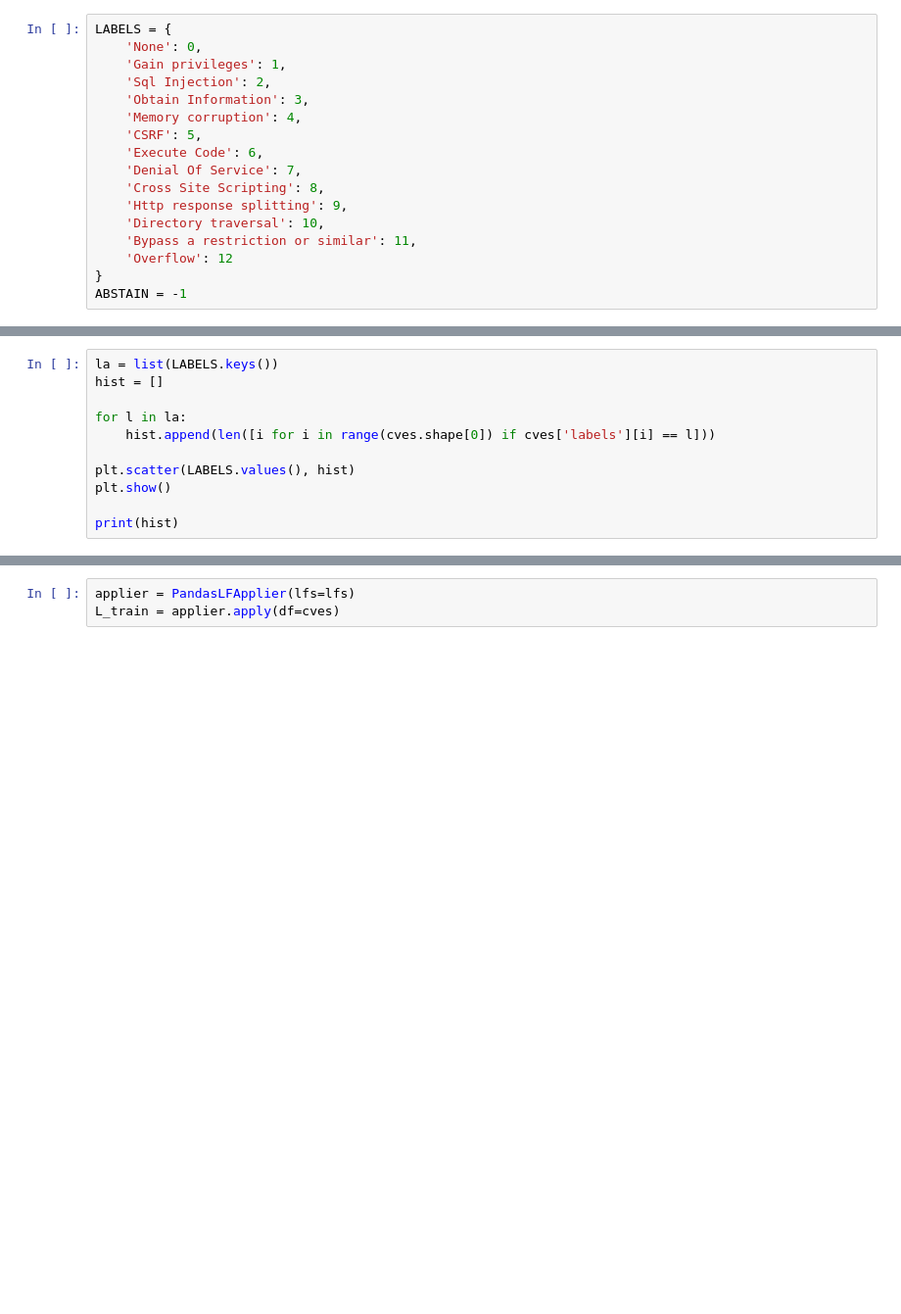
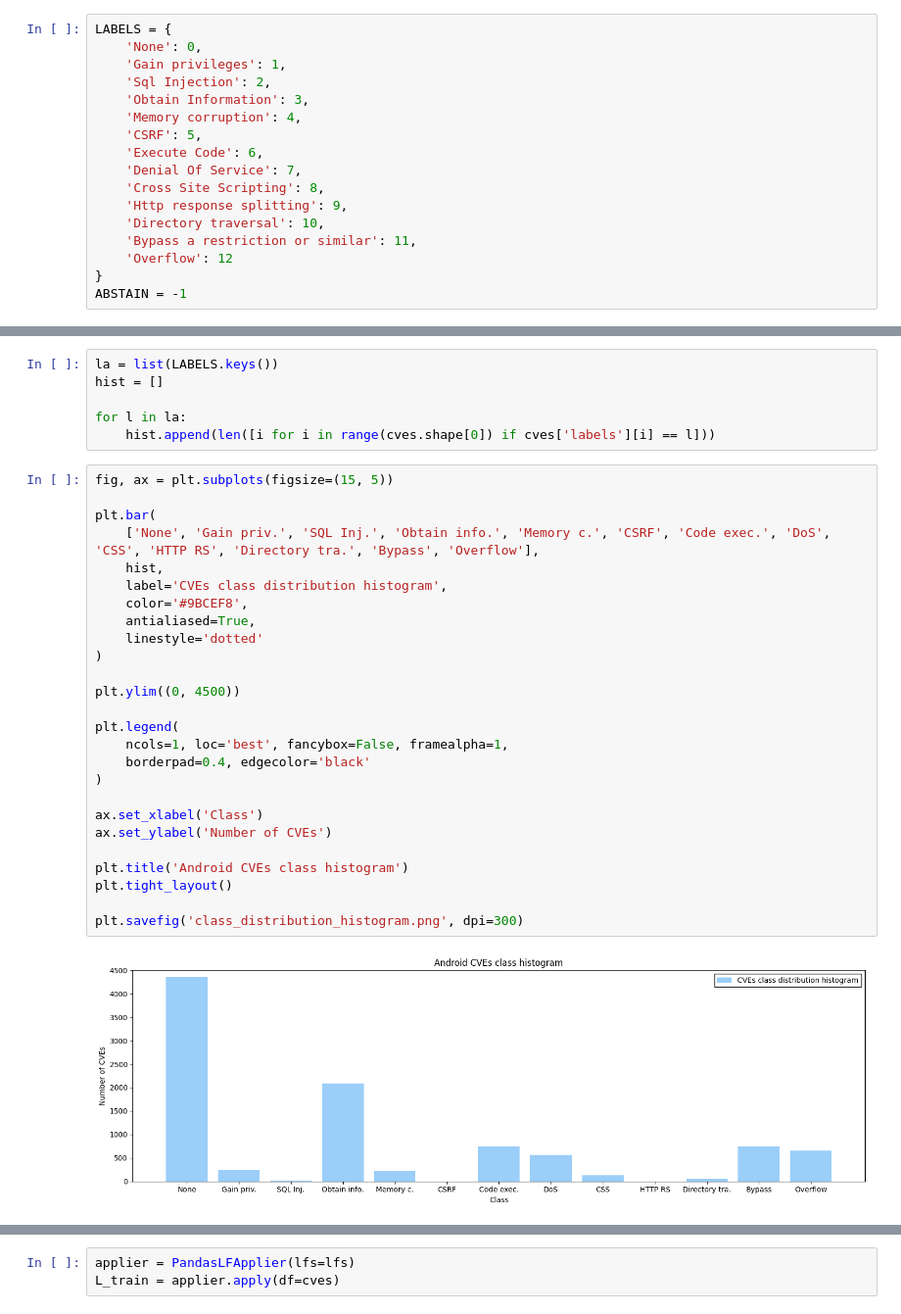
Before and after one commit to davidlpgomes/snorkel-tests, a Jupyter notebook: Snorkel.ipynb, the cells around one changed output, grey strips where cells are left out. Shown at 98% size. Saved outputs shown, nothing was run; the diff lists cells and outputs as text; blank space fills up the shorter version.

```diff
--- a/Snorkel.ipynb
+++ b/Snorkel.ipynb
@@ -49,10 +103,33 @@ hist = []
 
 for l in la:
     hist.append(len([i for i in range(cves.shape[0]) if cves['labels'][i] == l]))
-
-plt.scatter(LABELS.values(), hist)
-plt.show()
-
-print(hist)
+# %%
+fig, ax = plt.subplots(figsize=(15, 5))
+
+plt.bar(
+    ['None', 'Gain priv.', 'SQL Inj.', 'Obtain info.', 'Memory c.', 'CSRF', 'Code exec.', 'DoS', 'CSS', 'HTTP RS', 'Directory tra.', 'Bypass', 'Overflow'],
+    hist,
+    label='CVEs class distribution histogram',
+    color='#9BCEF8',
+    antialiased=True,
+    linestyle='dotted'
+)
+
+plt.ylim((0, 4500))
+
+plt.legend(
+    ncols=1, loc='best', fancybox=False, framealpha=1,
+    borderpad=0.4, edgecolor='black'
+)
+
+ax.set_xlabel('Class')
+ax.set_ylabel('Number of CVEs')
+
+plt.title('Android CVEs class histogram')
+plt.tight_layout()
+
+plt.savefig('class_distribution_histogram.png', dpi=300)
+# %% [output]
+[figure, added]
 # %%
 def print_most_used_words_in_cves_by_label(label, words_count=10):
```
Also changed, not shown: parts of 31 cells of this notebook, 2 other files.
